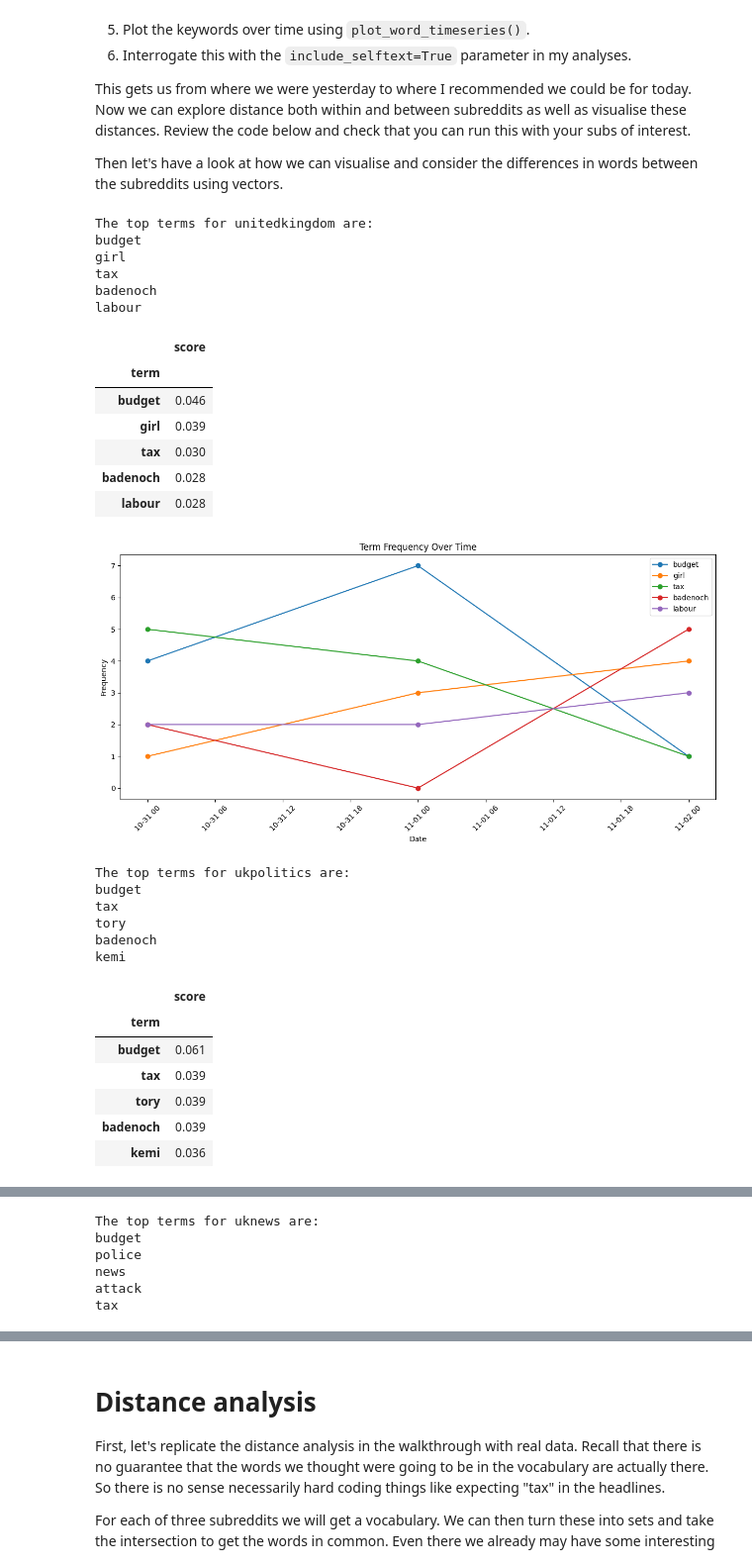
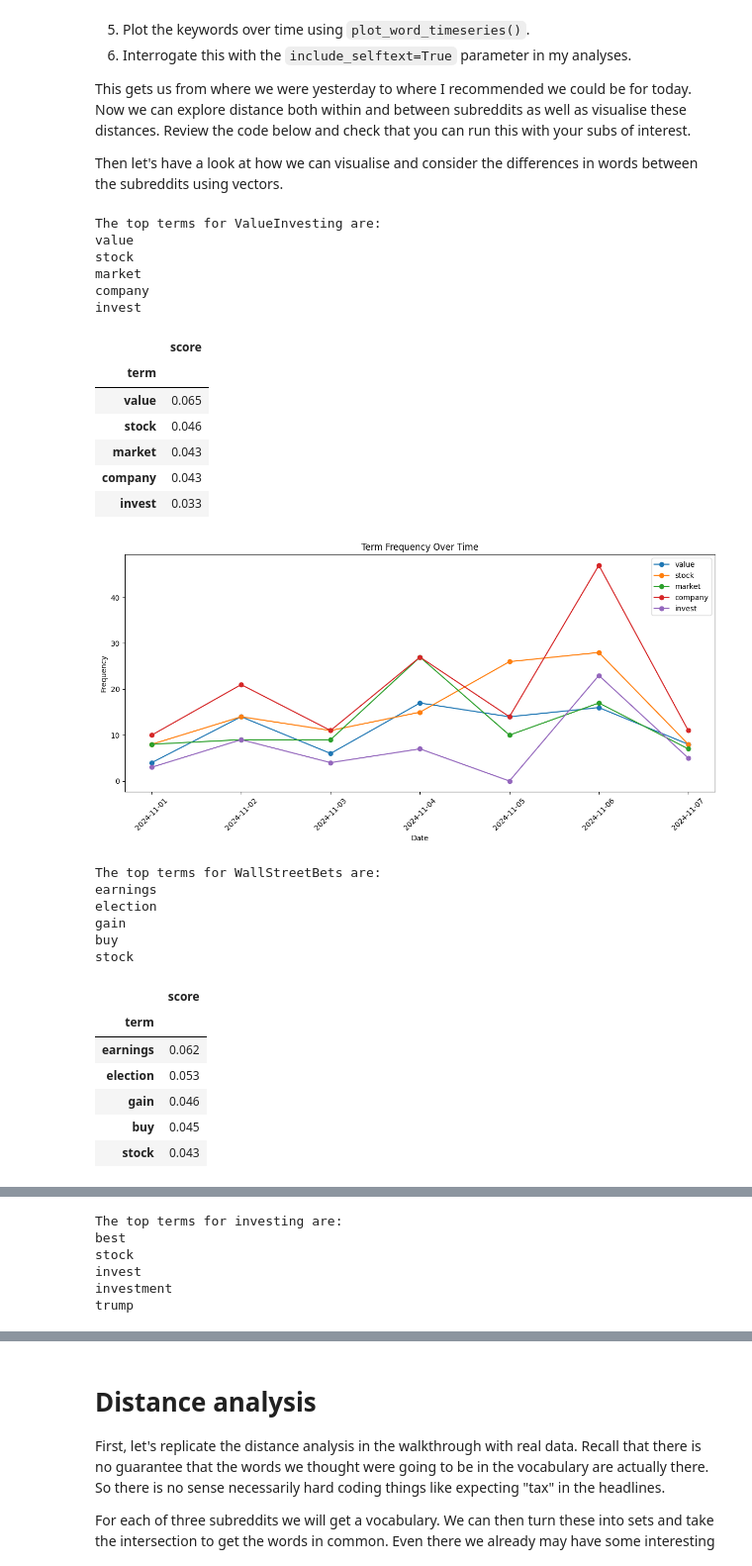
Before and after one commit to yingslim/oii-fsds-textanalysis, a Jupyter notebook: week3day3_lab.ipynb, the cells around one changed output, grey strips where cells are left out. Shown: that part at 99% size. Drawn from its saved outputs; the diff is of its cells as text; code cells hidden in the pictures.

```diff
--- a/week3day3_lab.ipynb
+++ b/week3day3_lab.ipynb
@@ -47,56 +47,57 @@ import pickle
 from models.reddit_scraper import RedditScraper
 from config.settings import USER_AGENT
 from utils.analysis import *
 
 
 scraper = RedditScraper(USER_AGENT)
 
 # subs_of_interest = ['unitedkingdom', 'ukpolitics', 'uknews', 'london']
-subs_of_interest = ['unitedkingdom', 'ukpolitics', 'uknews', 'london']
+# subs_of_interest = ['unitedkingdom', 'ukpolitics', 'uknews', 'london']
 
+subs_of_interest = ['ValueInvesting', 'WallStreetBets', 'investing']
 
 for sub in subs_of_interest:
     posts = scraper.get_subreddit_posts(sub, limit=100, cache=True)
     posts_df = create_posts_dataframe(posts)
 
     tfidf_results = tfidf_analyze_subreddit(posts)
     tf_idf_scores = get_mean_tfidf(
         tfidf_matrix=tfidf_results['tfidf_matrix'],
         feature_names=tfidf_results['feature_names'],
         return_df=True
     )
 
     top_terms = get_top_terms(tf_idf_scores, n_terms=5)
     print(f"The top terms for {sub} are:\n", "\n".join(top_terms), sep="")
     display(tf_idf_scores.head().style.format("{:.3f}"))
 
     fig, ax = plot_word_timeseries(posts_df, top_terms)
     plt.show()
 # %% [output]
-The top terms for unitedkingdom are:
-budget
-girl
-tax
-badenoch
-labour
+The top terms for ValueInvesting are:
+value
+stock
+market
+company
+invest
 |  | score |
 | term |  |
-| budget | 0.046 |
-| girl | 0.039 |
-| tax | 0.030 |
-| badenoch | 0.028 |
-| labour | 0.028 |
+| value | 0.065 |
+| stock | 0.046 |
+| market | 0.043 |
+| company | 0.043 |
+| invest | 0.033 |
-[figure, old version]
+[figure, new version]
-The top terms for ukpolitics are:
-budget
-tax
-tory
-badenoch
-kemi
+The top terms for WallStreetBets are:
+earnings
+election
+gain
+buy
+stock
 |  | score |
 | term |  |
-| budget | 0.061 |
-| tax | 0.039 |
-| tory | 0.039 |
-| badenoch | 0.039 |
-| kemi | 0.036 |
+| earnings | 0.062 |
+| election | 0.053 |
+| gain | 0.046 |
+| buy | 0.045 |
+| stock | 0.043 |
@@ -104,8 +105,8 @@ kemi
-The top terms for uknews are:
-budget
-police
-news
-attack
-tax
+The top terms for investing are:
+best
+stock
+invest
+investment
+trump
 |  | score |
 | term |  |
```
Also changed, not shown: parts of 6 cells of this notebook, 4 other files.
